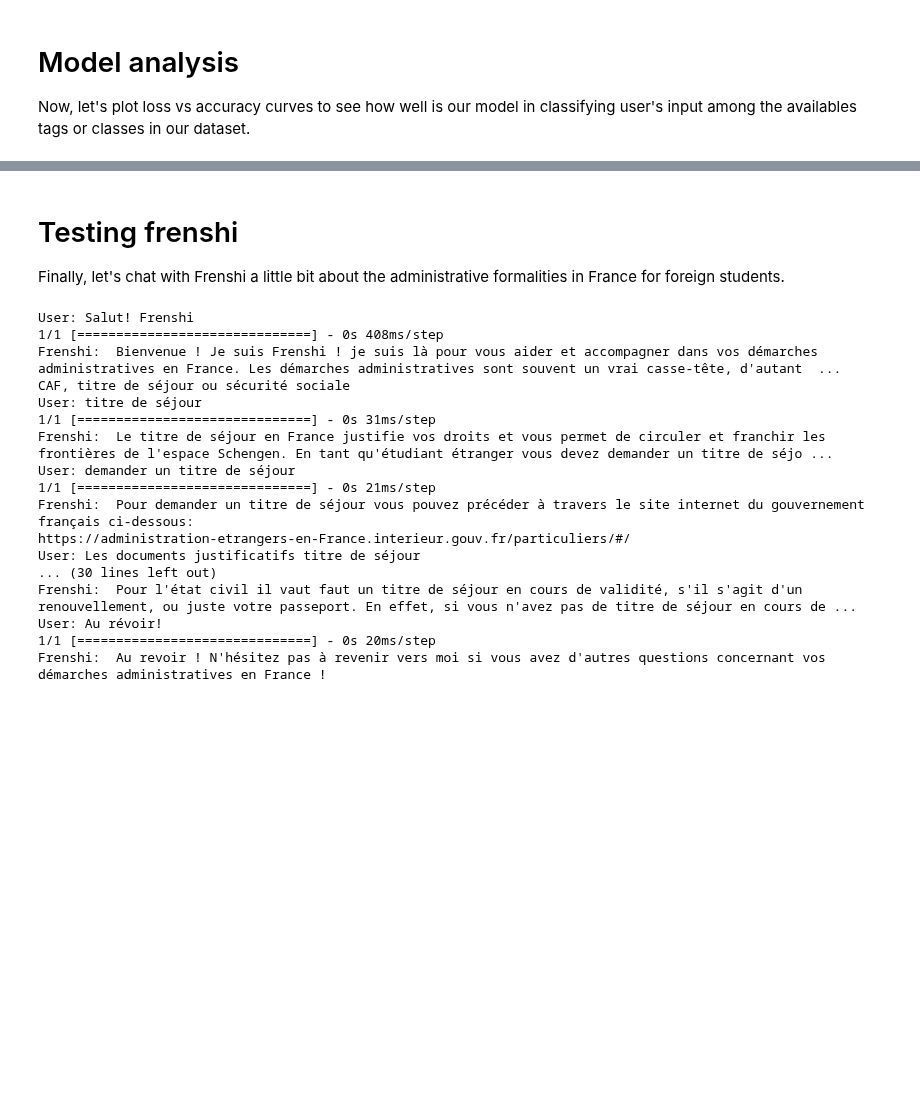
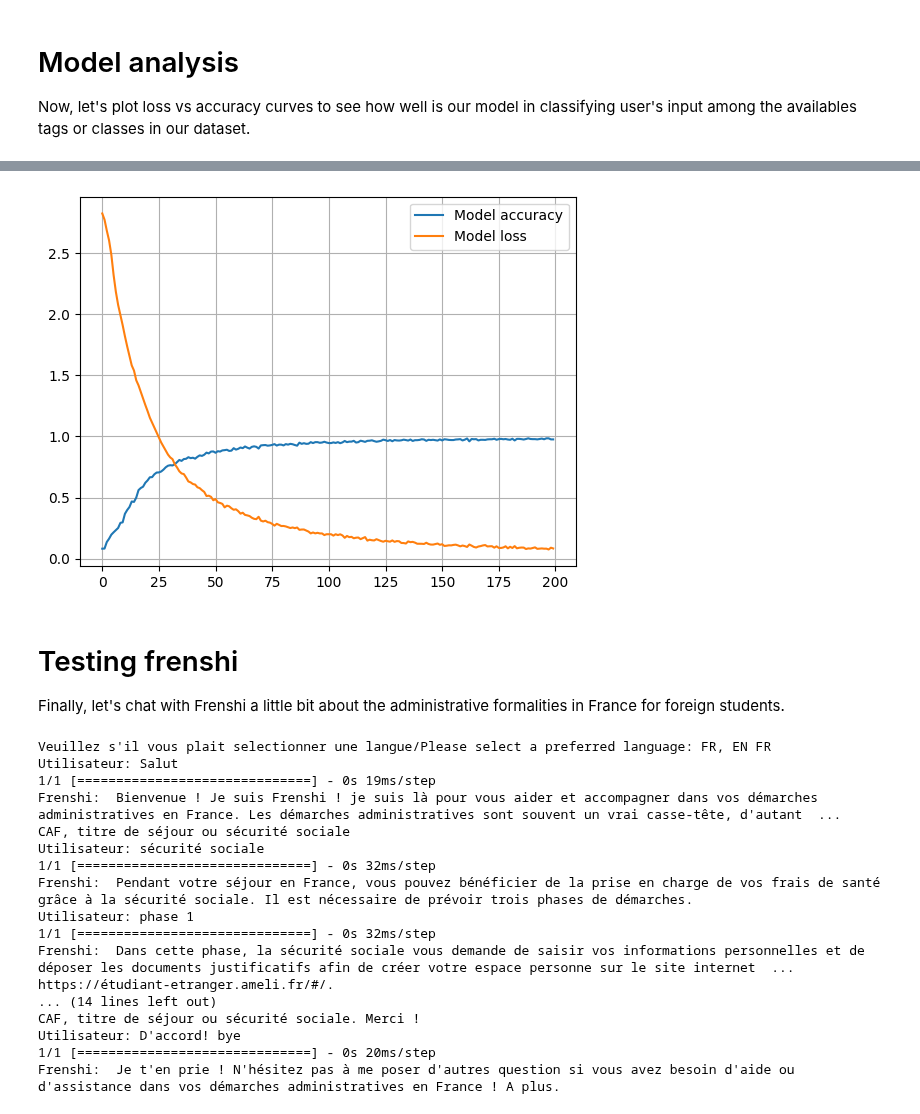
Before and after one commit to NaimaZouidi/Frenshi-chatbot, a Jupyter notebook: Frenshi_chatbot.ipynb, the cells around one changed output, grey strips where cells are left out. Saved outputs shown, nothing was run; the diff lists cells and outputs as text; code cells hidden in the pictures; blank space fills up the shorter version.

```diff
--- a/Frenshi_chatbot.ipynb
+++ b/Frenshi_chatbot.ipynb
@@ -714,0 +752,3 @@ _________________________________________________________________
+# %%
+modelEN = createFrenshiModel(input_shapeEN, vocabularyEN, output_lenEN)
+modelEN.summary()
@@ -747,45 +807,66 @@ plt.grid()
+# %%
+plt.plot(historyEN.history['accuracy'], label = "Model accuracy")
+plt.plot(historyEN.history['loss'], label = "Model loss")
+plt.legend()
+plt.grid()
+# %% [output]
+[figure, added]
 # %% [markdown]
 # Testing frenshi
 Finally, let's chat with Frenshi a little bit about the administrative formalities in France for foreign students.
 # %%
-import random
+lang = input("Veuillez s'il vous plait selectionner une langue/Please select a preferred language: FR, EN ")
 while True:
   texts_p = []
-  prediction_input = input("User: ")
+  if(lang == "FR"):
+    prediction_input = input("Utilisateur: ")
+  else :
+    prediction_input = input("User : ")
   #Preprocessing the user's input
   prediction_input = [ltrs.lower() for ltrs in prediction_input if ltrs not in string.punctuation]
   prediction_input = ''.join(prediction_input)
   prediction_inputTmp = prediction_input
   texts_p.append(prediction_input)
   #Tokenizing the user's input
-  prediction_input = tokenizer.texts_to_sequences(texts_p)
+  if(lang == "FR"):
+    prediction_input = tokenizerFR.texts_to_sequences(texts_p)
+  else:
+    prediction_input = tokenizerEN.texts_to_sequences(texts_p)
   prediction_input = np.array(prediction_input).reshape(-1)
   #Apply padding
-  prediction_input = pad_sequences([prediction_input], input_shape)
   #Perform prediction on user's input
-  output = model.predict(prediction_input)
+  if(lang == "FR"):
+    prediction_input = pad_sequences([prediction_input], input_shapeFR)
+    output = modelFR.predict(prediction_input)
+  else:
+    prediction_input = pad_sequences([prediction_input], input_shapeEN)
+    output = modelEN.predict(prediction_input)
   output = output.argmax()
   #Convert model output back to text
-  response_tag = labelEnc.inverse_transform([output])[0]
+  if(lang == "FR"):
+    response_tag = labelEncFR.inverse_transform([output])[0]
+    print("Frenshi: ", random.choice(responsesFR[response_tag]))
+  else :
+    response_tag = labelEncEN.inverse_transform([output])[0]
+    print("Frenshi: ", random.choice(responsesEN[response_tag]))
   #print the best answer to the user's input
-  print("Frenshi: ", random.choice(responses[response_tag]))
   if response_tag == "goodbyeDay FR" or response_tag == "goodbyeEvening FR" or response_tag == "goodbyeDay EN" or response_tag == "goodbyeEvening EN":
     break
 # %% [output]
-User: Salut! Frenshi
-1/1 [==============================] - 0s 408ms/step
+Veuillez s'il vous plait selectionner une langue/Please select a preferred language: FR, EN FR
+Utilisateur: Salut
+1/1 [==============================] - 0s 19ms/step
 Frenshi:  Bienvenue ! Je suis Frenshi ! je suis là pour vous aider et accompagner dans vos démarches administratives en France. Les démarches administratives sont souvent un vrai casse-tête, d'autant  ...
 CAF, titre de séjour ou sécurité sociale
-User: titre de séjour
-1/1 [==============================] - 0s 31ms/step
-Frenshi:  Le titre de séjour en France justifie vos droits et vous permet de circuler et franchir les frontières de l'espace Schengen. En tant qu'étudiant étranger vous devez demander un titre de séjo ...
-User: demander un titre de séjour
-1/1 [==============================] - 0s 21ms/step
-Frenshi:  Pour demander un titre de séjour vous pouvez précéder à travers le site internet du gouvernement français ci-dessous:
-https://administration-etrangers-en-France.interieur.gouv.fr/particuliers/#/
-User: Les documents justificatifs titre de séjour
-... (30 lines left out)
-Frenshi:  Pour l'état civil il vaut faut un titre de séjour en cours de validité, s'il s'agit d'un renouvellement, ou juste votre passeport. En effet, si vous n'avez pas de titre de séjour en cours de ...
-User: Au révoir!
+Utilisateur: sécurité sociale
+1/1 [==============================] - 0s 32ms/step
+Frenshi:  Pendant votre séjour en France, vous pouvez bénéficier de la prise en charge de vos frais de santé grâce à la sécurité sociale. Il est nécessaire de prévoir trois phases de démarches.
+Utilisateur: phase 1
+1/1 [==============================] - 0s 32ms/step
+Frenshi:  Dans cette phase, la sécurité sociale vous demande de saisir vos informations personnelles et de déposer les documents justificatifs afin de créer votre espace personne sur le site internet  ...
+https://étudiant-etranger.ameli.fr/#/.
+... (14 lines left out)
+CAF, titre de séjour ou sécurité sociale. Merci !
+Utilisateur: D'accord! bye
 1/1 [==============================] - 0s 20ms/step
-Frenshi:  Au revoir ! N'hésitez pas à revenir vers moi si vous avez d'autres questions concernant vos démarches administratives en France !
+Frenshi:  Je t'en prie ! N'hésitez pas à me poser d'autres question si vous avez besoin d'aide ou d'assistance dans vos démarches administratives en France ! A plus.
```
Also changed, not shown: parts of 42 cells of this notebook.
